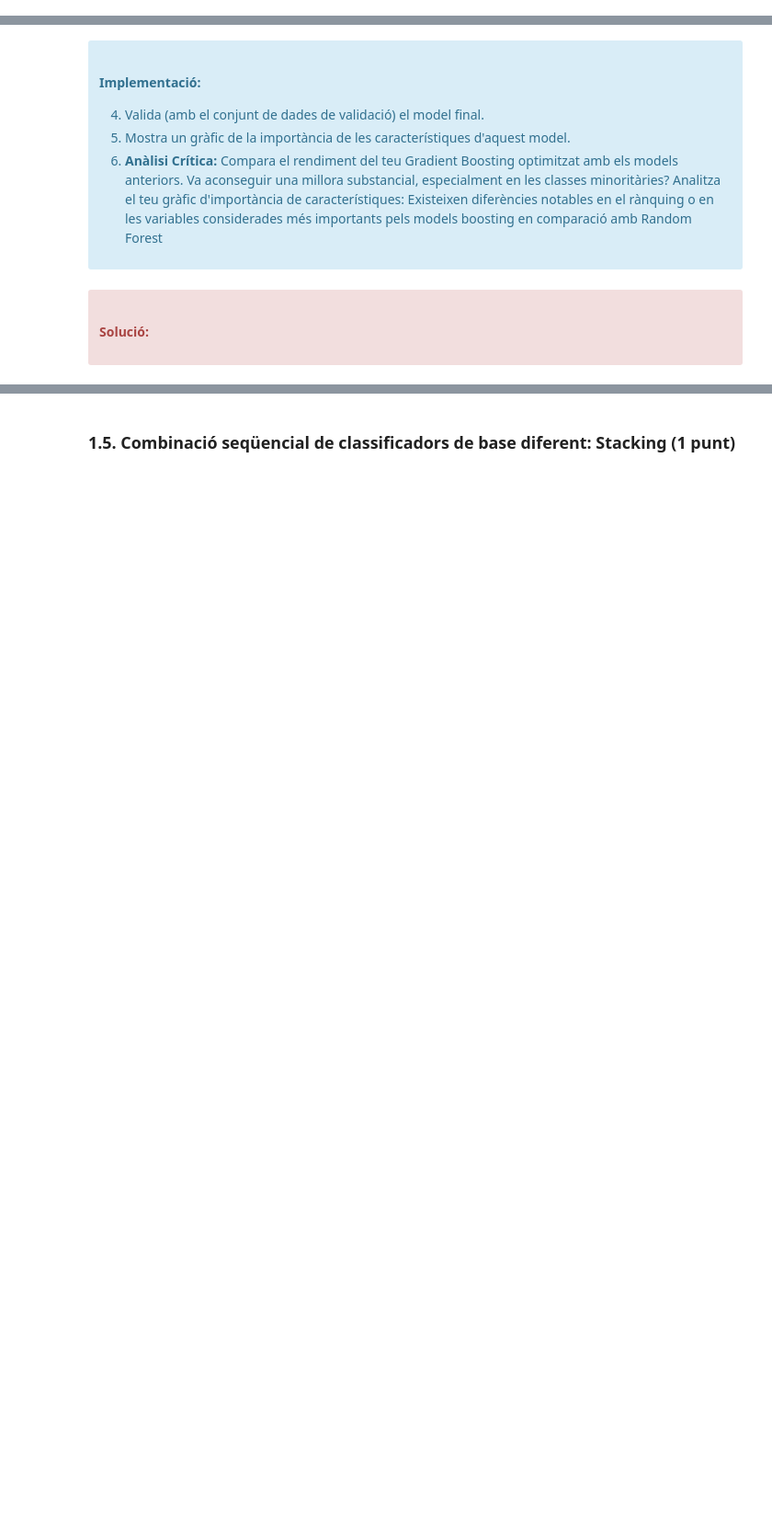
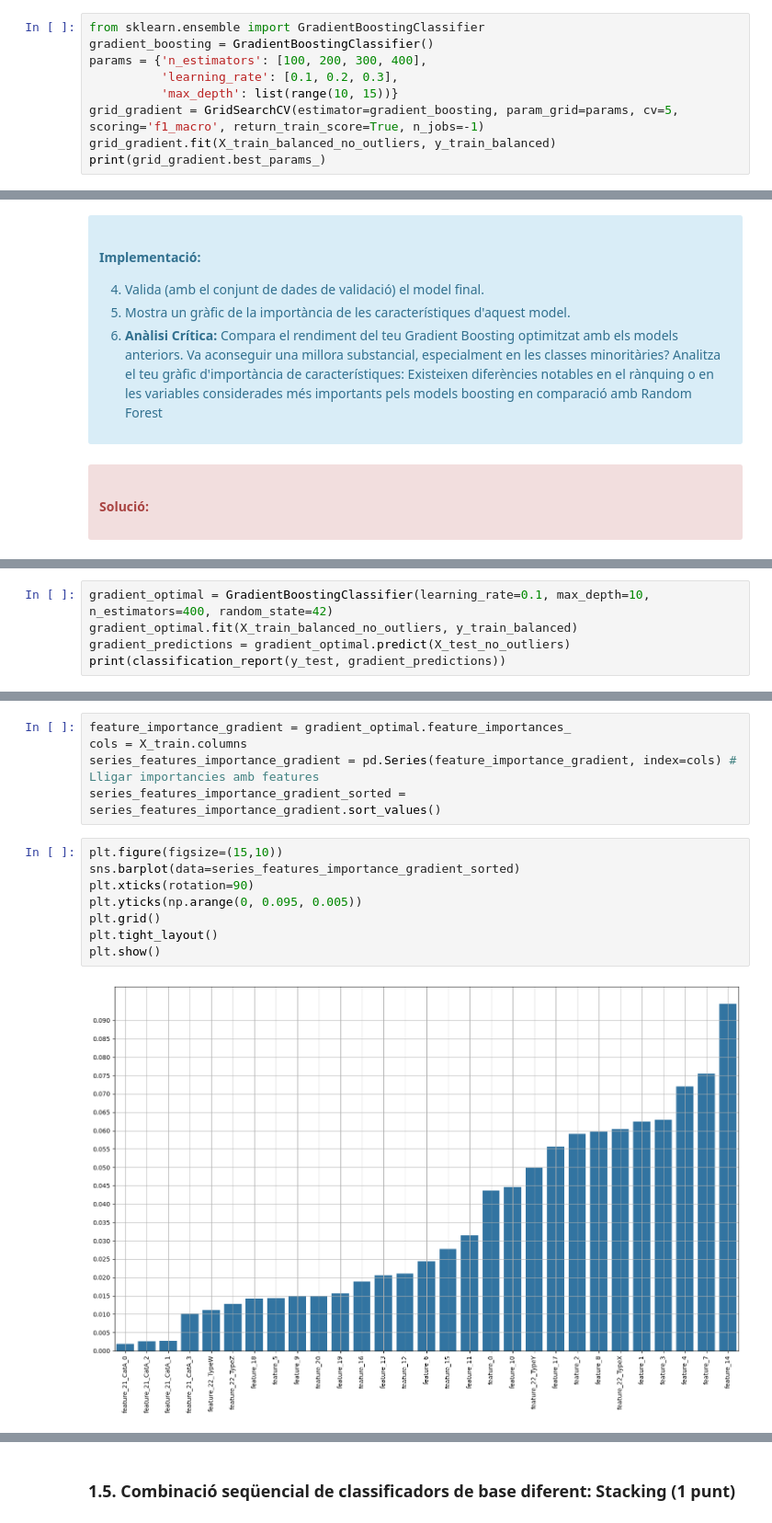
Before and after one commit to marc7666/PAC4-aprenentatge-automatic, a Jupyter notebook: M2_991_20242_PAC4_Enunciat.ipynb, the cells around one changed output, grey strips where cells are left out. Shown at 92% size. Cells and saved outputs as stored; diff of their text form; blank space fills up the shorter version.

```diff
--- a/M2_991_20242_PAC4_Enunciat.ipynb
+++ b/M2_991_20242_PAC4_Enunciat.ipynb
@@ -845,0 +837,9 @@ Comenta dins d'aquesta cel·la la teva anàlisi crítica, fes servir tantes cel
+# %%
+from sklearn.ensemble import GradientBoostingClassifier
+gradient_boosting = GradientBoostingClassifier()
+params = {'n_estimators': [100, 200, 300, 400],
+          'learning_rate': [0.1, 0.2, 0.3],
+          'max_depth': list(range(10, 15))}
+grid_gradient = GridSearchCV(estimator=gradient_boosting, param_grid=params, cv=5, scoring='f1_macro', return_train_score=True, n_jobs=-1)
+grid_gradient.fit(X_train_balanced_no_outliers, y_train_balanced)
+print(grid_gradient.best_params_)
@@ -866,0 +881,5 @@ Comenta dins d'aquesta cel·la la teva anàlisi crítica, fes servir tantes cel
+# %%
+gradient_optimal = GradientBoostingClassifier(learning_rate=0.1, max_depth=10, n_estimators=400, random_state=42)
+gradient_optimal.fit(X_train_balanced_no_outliers, y_train_balanced)
+gradient_predictions = gradient_optimal.predict(X_test_no_outliers)
+print(classification_report(y_test, gradient_predictions))
@@ -866,0 +896,15 @@ Comenta dins d'aquesta cel·la la teva anàlisi crítica, fes servir tantes cel
+# %%
+feature_importance_gradient = gradient_optimal.feature_importances_
+cols = X_train.columns
+series_features_importance_gradient = pd.Series(feature_importance_gradient, index=cols) # Lligar importancies amb features
+series_features_importance_gradient_sorted = series_features_importance_gradient.sort_values()
+# %%
+plt.figure(figsize=(15,10))
+sns.barplot(data=series_features_importance_gradient_sorted)
+plt.xticks(rotation=90)
+plt.yticks(np.arange(0, 0.095, 0.005))
+plt.grid()
+plt.tight_layout()
+plt.show()
+# %% [output]
+[figure, added]
```
Also changed, not shown: parts of 24 cells of this notebook.
